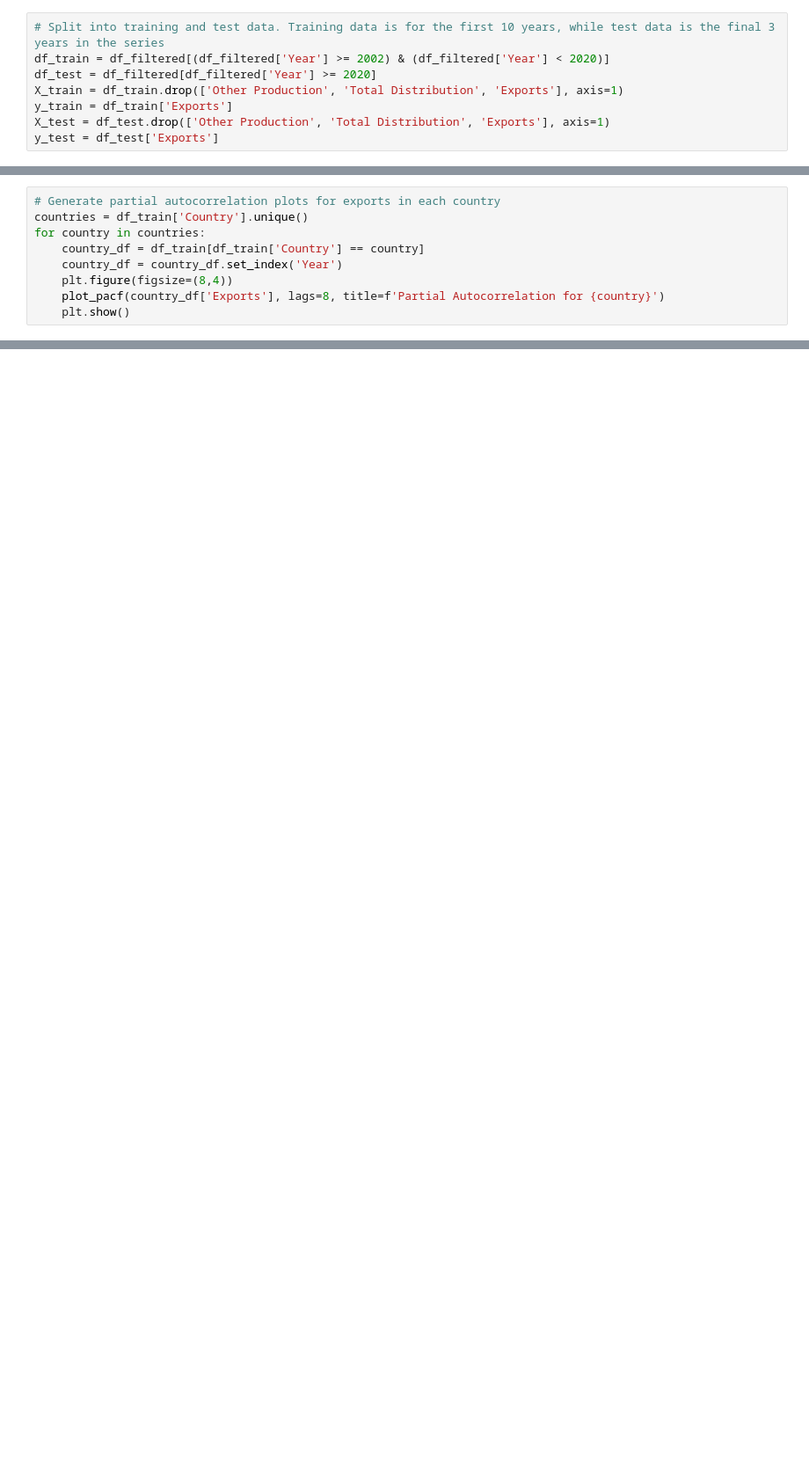
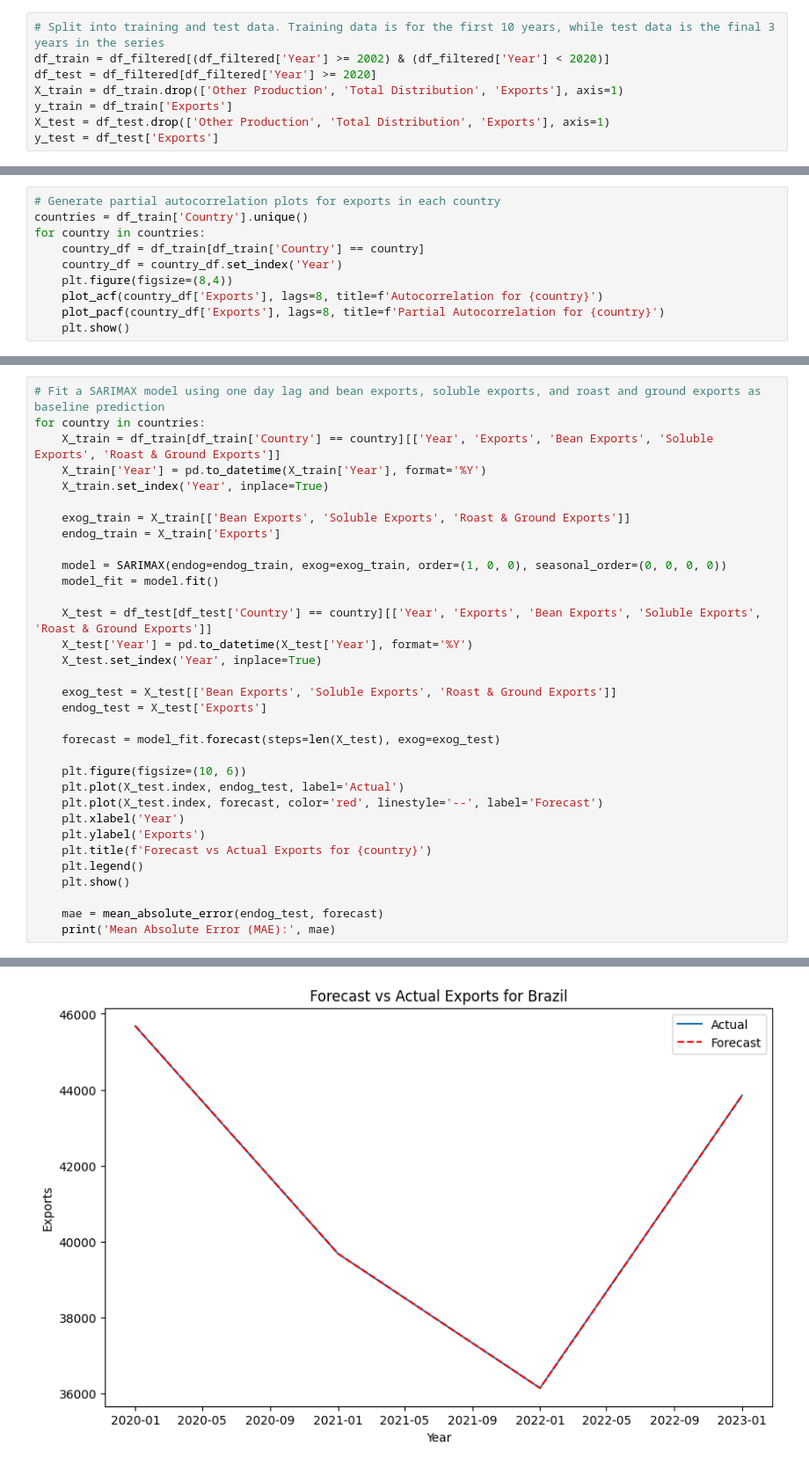
Before and after one commit to jacobpalinski/Coffee-Kaggle, a Jupyter notebook: Timeseries.ipynb, the cells around one changed output, grey strips where cells are left out. Shown at 88% size. Drawn from its saved outputs; the diff is of its cells as text; blank space fills up the shorter version.

Commit message:
SARIMAX

```diff
--- a/Timeseries.ipynb
+++ b/Timeseries.ipynb
@@ -169,5 +77,6 @@ for country in countries:
     country_df = df_train[df_train['Country'] == country]
     country_df = country_df.set_index('Year')
     plt.figure(figsize=(8,4))
+    plot_acf(country_df['Exports'], lags=8, title=f'Autocorrelation for {country}')
     plot_pacf(country_df['Exports'], lags=8, title=f'Partial Autocorrelation for {country}')
     plt.show()
@@ -184,0 +129,34 @@ for country in countries:
+# %%
+# Fit a SARIMAX model using one day lag and bean exports, soluble exports, and roast and ground exports as baseline prediction
+for country in countries:
+    X_train = df_train[df_train['Country'] == country][['Year', 'Exports', 'Bean Exports', 'Soluble Exports', 'Roast & Ground Exports']]
+    X_train['Year'] = pd.to_datetime(X_train['Year'], format='%Y')
+    X_train.set_index('Year', inplace=True)
+
+    exog_train = X_train[['Bean Exports', 'Soluble Exports', 'Roast & Ground Exports']]
+    endog_train = X_train['Exports']
+
+    model = SARIMAX(endog=endog_train, exog=exog_train, order=(1, 0, 0), seasonal_order=(0, 0, 0, 0))
+    model_fit = model.fit()
+
+    X_test = df_test[df_test['Country'] == country][['Year', 'Exports', 'Bean Exports', 'Soluble Exports', 'Roast & Ground Exports']]
+    X_test['Year'] = pd.to_datetime(X_test['Year'], format='%Y')
+    X_test.set_index('Year', inplace=True)
+
+    exog_test = X_test[['Bean Exports', 'Soluble Exports', 'Roast & Ground Exports']]
+    endog_test = X_test['Exports']
+
+    forecast = model_fit.forecast(steps=len(X_test), exog=exog_test)
+
+    plt.figure(figsize=(10, 6))
+    plt.plot(X_test.index, endog_test, label='Actual')
+    plt.plot(X_test.index, forecast, color='red', linestyle='--', label='Forecast')
+    plt.xlabel('Year')
+    plt.ylabel('Exports')
+    plt.title(f'Forecast vs Actual Exports for {country}')
+    plt.legend()
+    plt.show()
+
+    mae = mean_absolute_error(endog_test, forecast)
+    print('Mean Absolute Error (MAE):', mae)
+# %% [output]
@@ -184,0 +187 @@ for country in countries:
+[figure, added]
```
Also changed, not shown: parts of 16 cells of this notebook.
